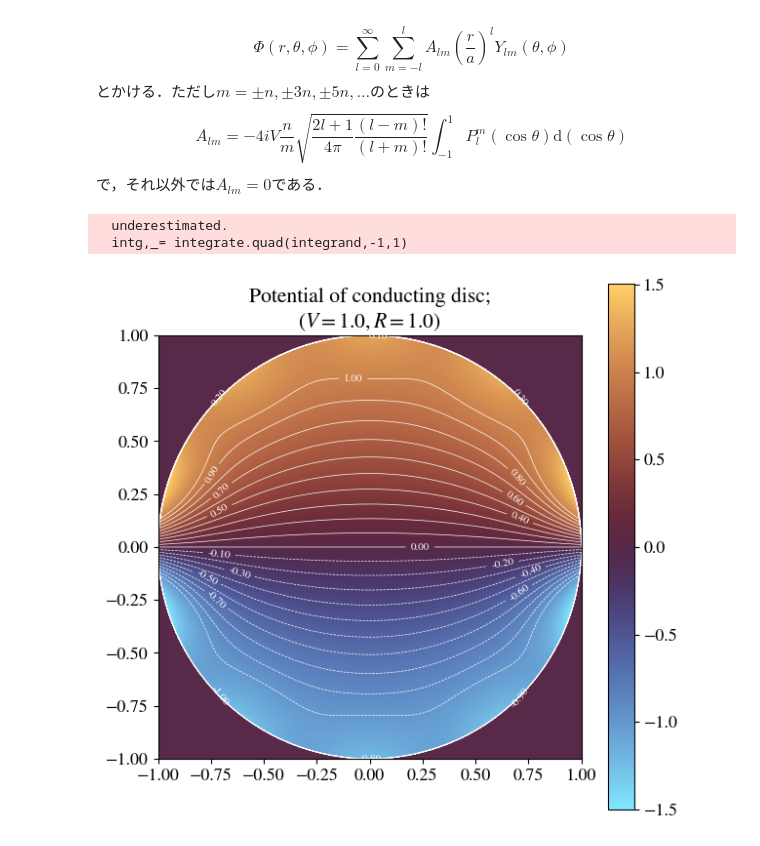
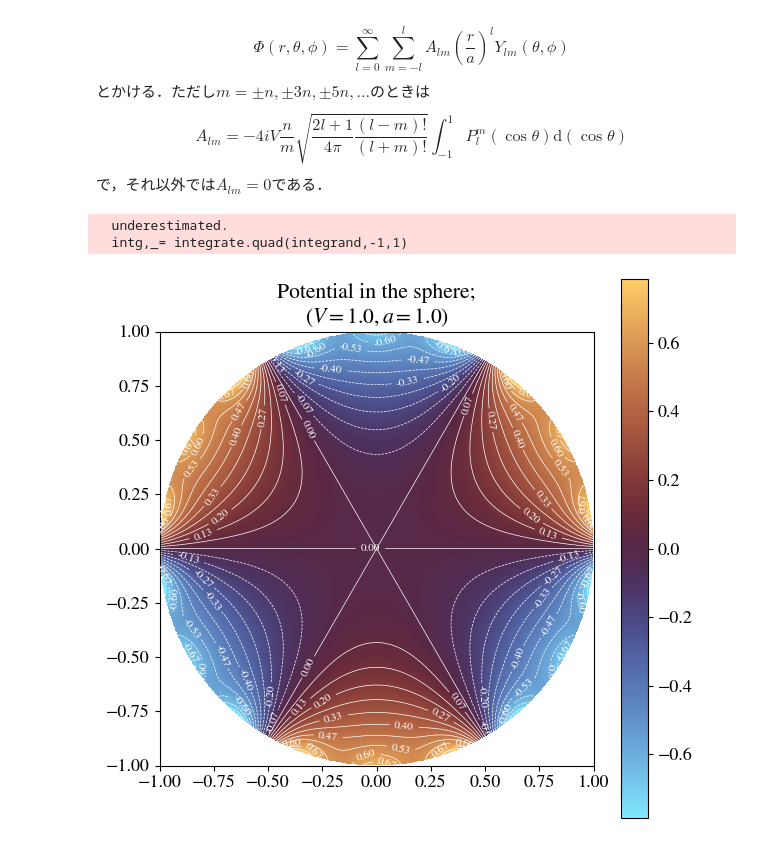
Before and after one commit to myrqan/LaTeX_open, a Jupyter notebook: J_sol/sec3/py/prob3-4.ipynb, the cells around one changed output. Cells and saved outputs as stored; diff of their text form; code cells hidden in the pictures.

```diff
--- a/J_sol/sec3/py/prob3-4.ipynb
+++ b/J_sol/sec3/py/prob3-4.ipynb
@@ -25,11 +25,11 @@ def calc_Alm(l,m,n,V):
     return Alm
 
 #--- initial condition(s) ---#
-nn = 2# number of segments is 2n
+nn = 3# number of segments is 2n
 NN = 100# number of grids per unit grid
 vv = 1.0# potential
 aa = 1.0# radius of sphere
-lmax = 10# number of terms
+lmax = 20# number of terms
 
 
 
@@ -54,38 +54,39 @@ phi_in = np.full_like(xx,0.0, dtype=np.complex128)
 
 for l in range(0,lmax+1):
     for m in range(-l, l+1):
-        if m%n == 0 and (m//n)%2 != 0:
+        if m%nn == 0 and (m//nn)%2 != 0:
             phi_in += calc_Alm(l,m,nn,vv) * (rr/aa)**(l) * sp.sph_harm_y(m,l,np.pi/2,ph)
 
 
 
 #--- drawing ---#
 fig = plt.figure(figsize=(7,7))
 plt.rcParams['font.size']=13
 plt.rcParams['font.family']='STIXGeneral'
 plt.rcParams['mathtext.fontset']='stix'
 
 ax=fig.add_subplot(111)
 ax.set_aspect('equal')
 ax.set_xlim(-1,1)
 ax.set_ylim(-1,1)
-tle = "Potential of conducting disc;\n" + r"($V = 1.0, R = 1.0$)"
+tle = "Potential in the sphere;\n" + r"($V = 1.0, a = 1.0$)"
 ax.set_title(tle)
 
 
 
-phi = np.where(rr <= aa, np.real(phi_in), 0.0)
+phi = np.where(rr <= aa, np.real(phi_in), np.nan)
 
 
 
 mesh=ax.pcolormesh(xx,yy,phi,cmap='managua_r')
 plt.colorbar(mesh)
-cnt = ax.contour(xx,yy,phi,colors='white',linewidths=0.5,levels=np.linspace(-V,V,21))
+cnt = ax.contour(xx,yy,phi,colors='white',linewidths=0.5,levels=np.linspace(-vv,vv,31))
+
 ax.clabel(cnt,inline=1,fontsize=8,fmt='%.2f')
 
-#plt.savefig('3-3_normal_w_circle.png',dpi=300,bbox_inches='tight')
+plt.savefig('3-4_n3.png',dpi=300,bbox_inches='tight')
 plt.show()
 # %% [output]
   underestimated.
   intg,_= integrate.quad(integrand,-1,1)
-[figure, old version]
+[figure, new version]
```
Also changed, not shown: 5 other files.
